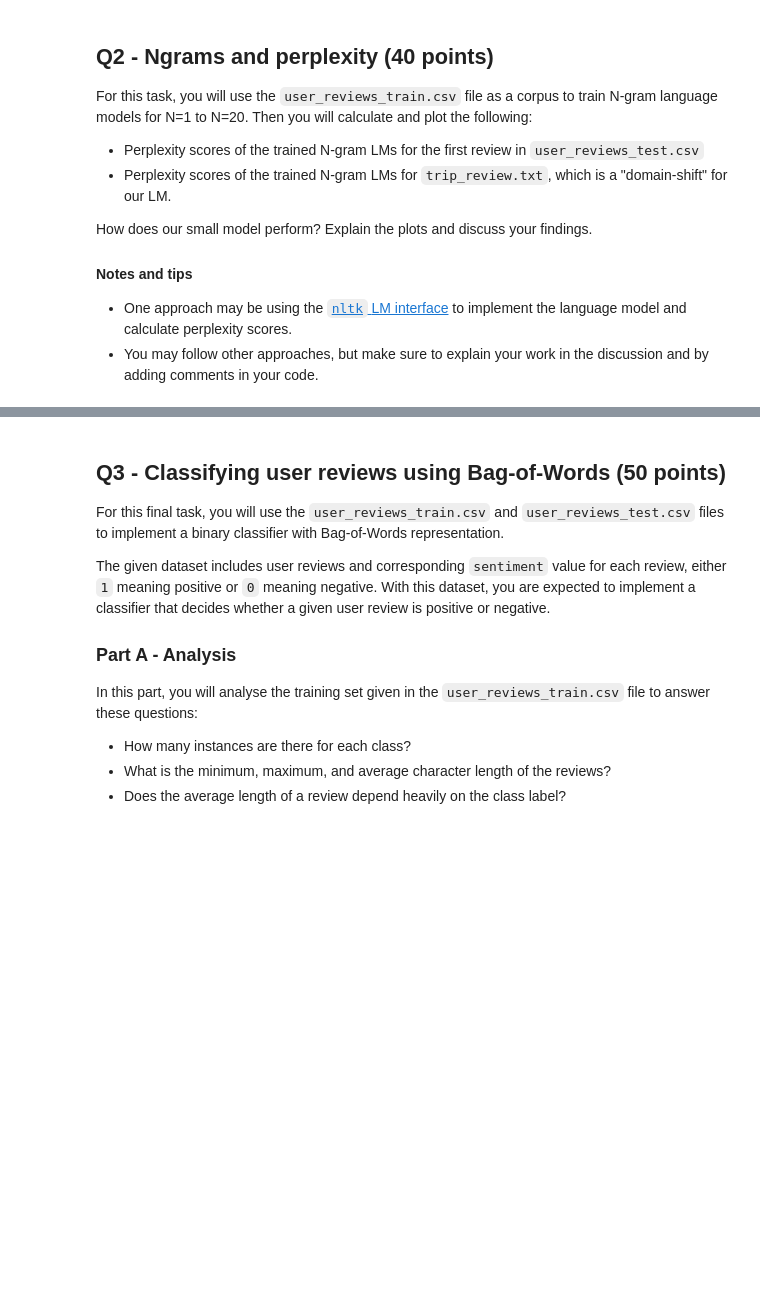
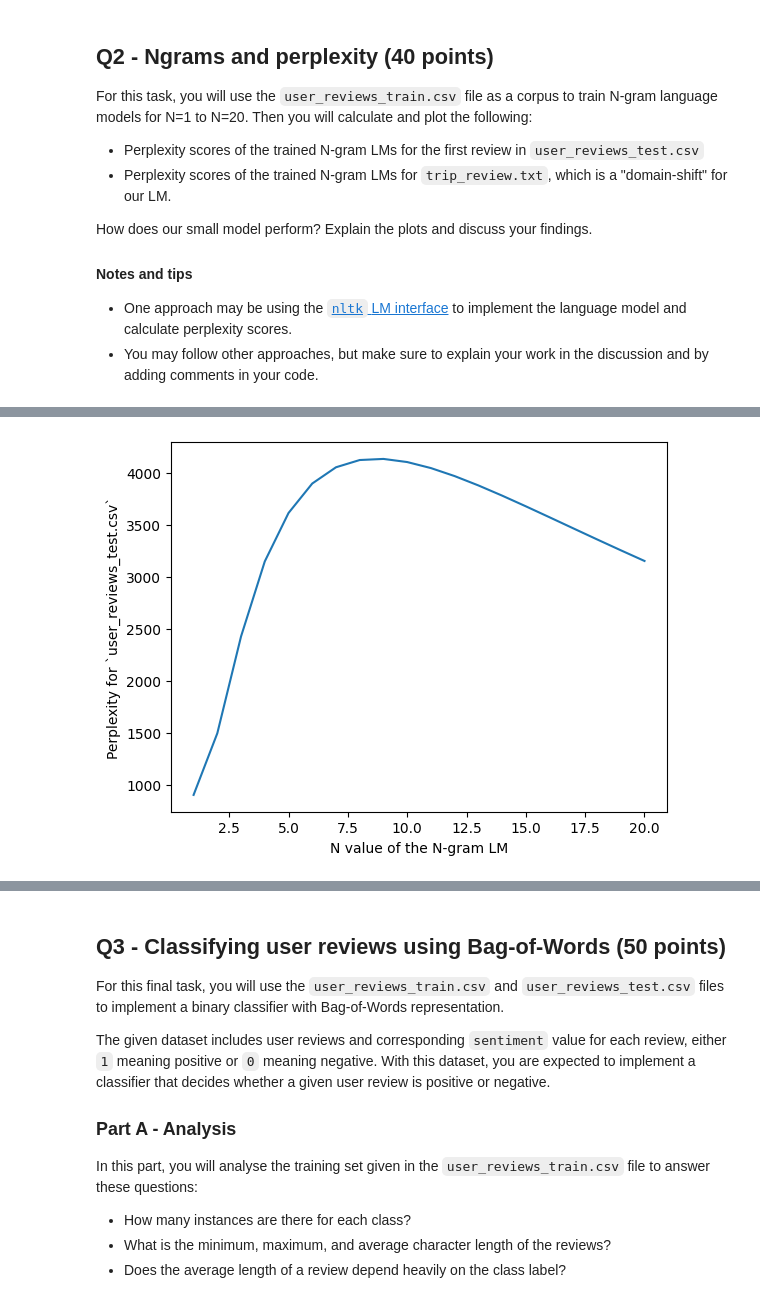
Before and after one commit to AlperenOvak/METU-CENG, a Jupyter notebook: CENG463/PA1/student_pack/e2580801_ceng463_pa1.ipynb, the cells around one changed output, grey strips where cells are left out. Saved outputs shown, nothing was run; the diff lists cells and outputs as text; code cells hidden in the pictures; blank space fills up the shorter version.

Commit message:
CENG463 PA1: N-Gram Language Models

```diff
--- a/CENG463/PA1/student_pack/e2580801_ceng463_pa1.ipynb
+++ b/CENG463/PA1/student_pack/e2580801_ceng463_pa1.ipynb
@@ -79,0 +170,12 @@ perplexities_trip_review = []
+# %%
+# Clean the text data
+def clean_text(text):
+    text = text.lower()
+    text = re.sub(r'\@\w+|\#','', text)
+    text = re.sub(r'[^a-zA-Z0-9\s]', '', text) # remove punctuation
+    text = re.sub(r'\s+', ' ', text).strip() # remove extra spaces
+    return text
+
+cleaned_train_corpus = [clean_text(review) for review in train_corpus]
+cleaned_test_corpus = [clean_text(review) for review in test_corpus]
+cleaned_trip_corpus = clean_text(trip_text).split('\n')
@@ -79,0 +187,6 @@ perplexities_trip_review = []
+# %%
+tokenized_train = [nltk.tokenize.word_tokenize(sentence) for sentence in cleaned_train_corpus]
+tokenized_test = [nltk.tokenize.word_tokenize(sentence) for sentence in cleaned_test_corpus]
+tokenized_trip = [nltk.tokenize.word_tokenize(sentence) for sentence in cleaned_trip_corpus]
+
+len(tokenized_train), len(tokenized_test), len(tokenized_trip)
@@ -79,0 +195,23 @@ perplexities_trip_review = []
+# %%
+perplexities_test = []
+perplexities_trip = []
+
+for n in range(1, 21):
+    # prepare data for this n
+    train_data, vocab = nltk.lm.preprocessing.padded_everygram_pipeline(n, tokenized_train)
+
+    # train the model
+    model = nltk.lm.Laplace(n)
+    model.fit(train_data, vocab)
+
+    # test 1: first review in test.csv
+    test_data_1, _ = nltk.lm.preprocessing.padded_everygram_pipeline(n, tokenized_test)
+    ppl_test = model.perplexity(next(test_data_1))
+    perplexities_test.append(ppl_test)
+
+    # test 2: trip review (domain-shift)
+    test_data_2, _ = nltk.lm.preprocessing.padded_everygram_pipeline(n, tokenized_trip)
+    ppl_trip = model.perplexity(next(test_data_2))
+    perplexities_trip.append(ppl_trip)
+
+    print(f"N={n} | Test perplexity={ppl_test:.2f} | Trip perplexity={ppl_trip:.2f}")
@@ -80,15 +239,17 @@ perplexities_trip_review = []
 # %%
 # Q2 - plot for `user_reviews_test.csv`
 
 x = range(1,21,1)
-y = perplexities_user_review
+y = perplexities_test
 
 plt.plot(x, y)
 
 plt.xlabel("N value of the N-gram LM")
 plt.ylabel("Perplexity for `user_reviews_test.csv`")
 
 plt.show()
+# %% [output]
+[figure, added]
 # %%
 # Q2 - plot for `trip_review.txt`
 
```
Also changed, not shown: parts of 15 cells of this notebook.
